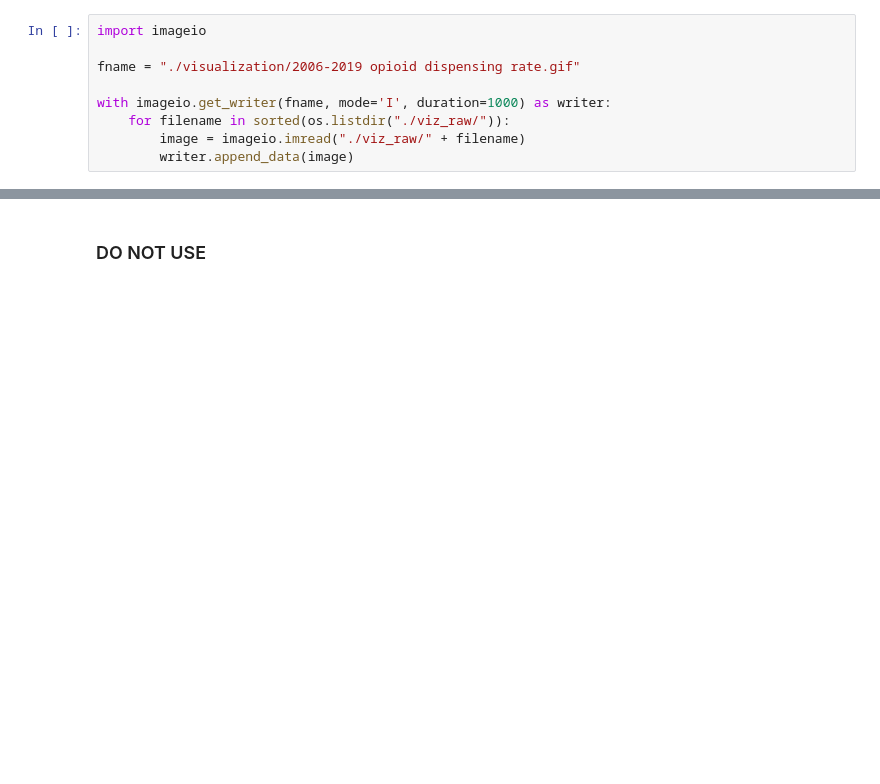
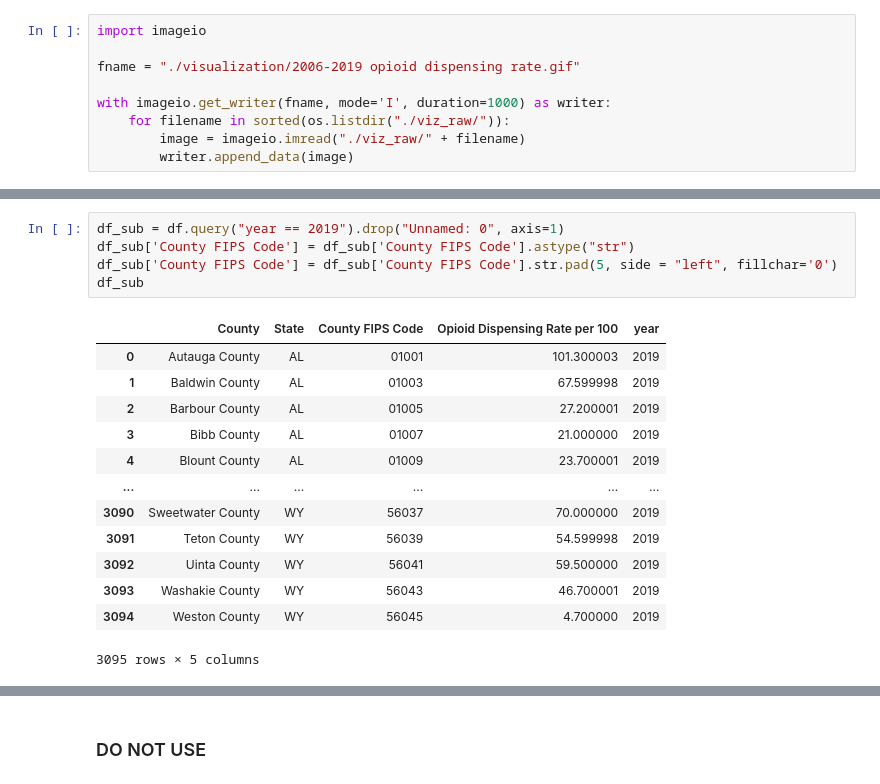
Before and after one commit to Ludougan123234/624-project, a Jupyter notebook: exp_opioid randy.ipynb, the cells around one changed output, grey strips where cells are left out. Cells and saved outputs as stored; diff of their text form; blank space fills up the shorter version.

```diff
--- a/exp_opioid randy.ipynb
+++ b/exp_opioid randy.ipynb
@@ -280,0 +320,19 @@ with imageio.get_writer(fname, mode='I', duration=1000) as writer:
+# %%
+df_sub = df.query("year == 2019").drop("Unnamed: 0", axis=1)
+df_sub['County FIPS Code'] = df_sub['County FIPS Code'].astype("str")
+df_sub['County FIPS Code'] = df_sub['County FIPS Code'].str.pad(5, side = "left", fillchar='0')
+df_sub
+# %% [output]
+|  | County | State | County FIPS Code | Opioid Dispensing Rate per 100 | year |
+| 0 | Autauga County | AL | 01001 | 101.300003 | 2019 |
+| 1 | Baldwin County | AL | 01003 | 67.599998 | 2019 |
+| 2 | Barbour County | AL | 01005 | 27.200001 | 2019 |
+| 3 | Bibb County | AL | 01007 | 21.000000 | 2019 |
+| 4 | Blount County | AL | 01009 | 23.700001 | 2019 |
+| ... | ... | ... | ... | ... | ... |
+| 3090 | Sweetwater County | WY | 56037 | 70.000000 | 2019 |
+| 3091 | Teton County | WY | 56039 | 54.599998 | 2019 |
+| 3092 | Uinta County | WY | 56041 | 59.500000 | 2019 |
+| 3093 | Washakie County | WY | 56043 | 46.700001 | 2019 |
+| 3094 | Weston County | WY | 56045 | 4.700000 | 2019 |
+3095 rows × 5 columns
```
Also changed, not shown: parts of 11 cells of this notebook, 1 other file.
